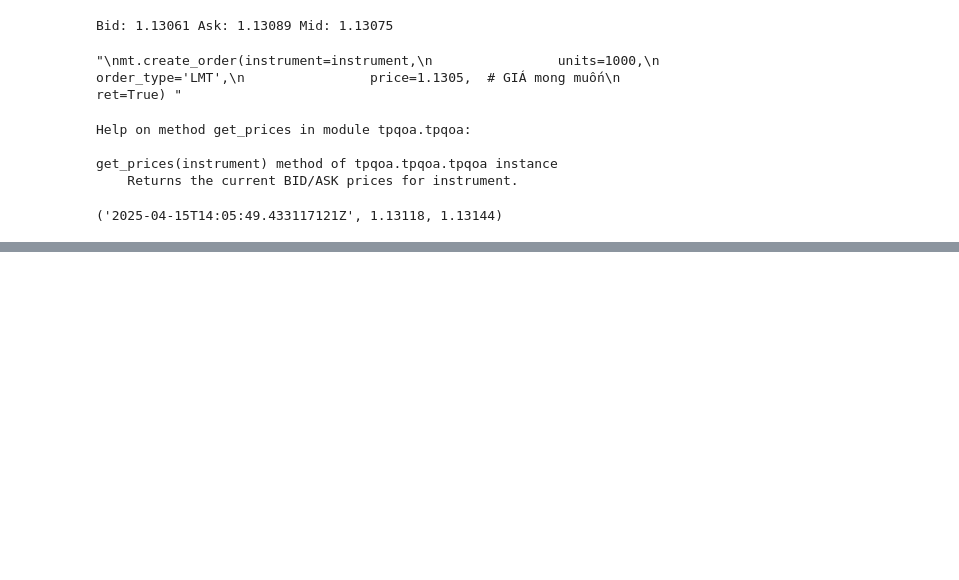
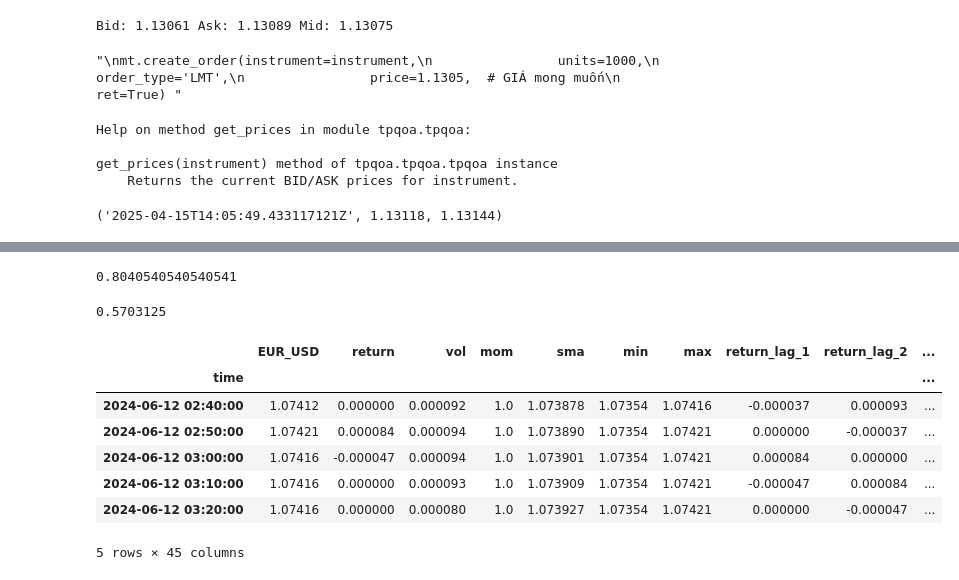
Before and after one commit to thangtm58/trading_algorithm, a Jupyter notebook: oanda.ipynb, the cells around one changed output, grey strips where cells are left out. Drawn from its saved outputs; the diff is of its cells as text; code cells hidden in the pictures; blank space fills up the shorter version.

```diff
--- a/oanda.ipynb
+++ b/oanda.ipynb
@@ -359,0 +363,6 @@ quote
+# %%
+import tpqoa
+import pandas as pd
+import numpy as np
+
+api = tpqoa.tpqoa('pyalgo.cfg')
@@ -359,0 +438,50 @@ quote
+# %%
+# Specifies major parameters for the ML algorithm
+n_estimators=15
+random_state=100
+max_depth=2
+min_samples_leaf=15
+subsample=0.33
+
+dtc = DecisionTreeClassifier(random_state=random_state,
+                                  max_depth=max_depth,
+                                  min_samples_leaf=min_samples_leaf)
+
+# Declare model
+model = AdaBoostClassifier(estimator=dtc,
+                               n_estimators=n_estimators,
+                               random_state=random_state)
+
+# Construct data
+split = int(len(data) * 0.7)
+train = data.iloc[:split].copy()
+# Applies Gaussian normalization
+mu, std = train.mean(), train.std()
+train_ = (train - mu) / std
+
+# Fit the model
+model.fit(train_[cols], train['direction'])
+
+accuracy_score(train['direction'], model.predict(train_[cols]))
+# %% [output]
+0.8040540540540541
+# %%
+# Check the test data
+test = data.iloc[split:].copy()
+test_ = (test - mu) / std
+
+test['position'] = model.predict(test_[cols])
+accuracy_score(test['direction'], test['position'])
+# %% [output]
+0.5703125
+# %%
+test.head()
+# %% [output]
+|  | EUR_USD | return | vol | mom | sma | min | max | return_lag_1 | return_lag_2 | ... |
+| time |  |  |  |  |  |  |  |  |  | ... |
+| 2024-06-12 02:40:00 | 1.07412 | 0.000000 | 0.000092 | 1.0 | 1.073878 | 1.07354 | 1.07416 | -0.000037 | 0.000093 | ... |
+| 2024-06-12 02:50:00 | 1.07421 | 0.000084 | 0.000094 | 1.0 | 1.073890 | 1.07354 | 1.07421 | 0.000000 | -0.000037 | ... |
+| 2024-06-12 03:00:00 | 1.07416 | -0.000047 | 0.000094 | 1.0 | 1.073901 | 1.07354 | 1.07421 | 0.000084 | 0.000000 | ... |
+| 2024-06-12 03:10:00 | 1.07416 | 0.000000 | 0.000093 | 1.0 | 1.073909 | 1.07354 | 1.07421 | -0.000047 | 0.000084 | ... |
+| 2024-06-12 03:20:00 | 1.07416 | 0.000000 | 0.000080 | 1.0 | 1.073927 | 1.07354 | 1.07421 | 0.000000 | -0.000047 | ... |
+5 rows × 45 columns
```
Also changed, not shown: parts of 7 cells of this notebook.
